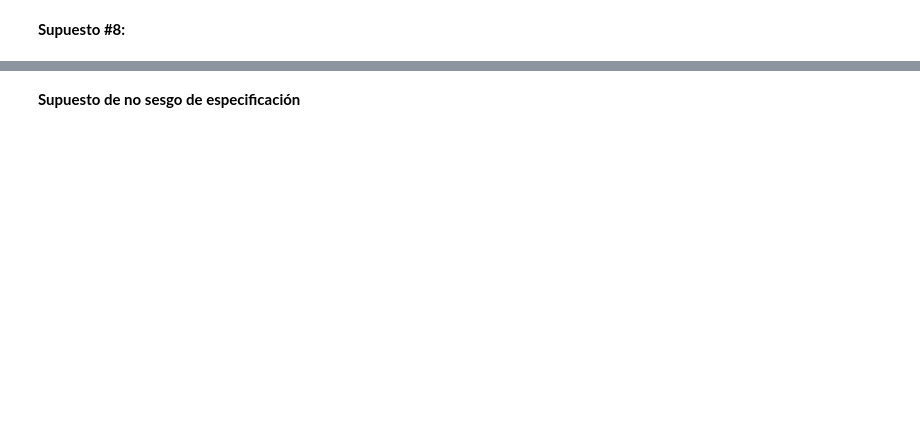
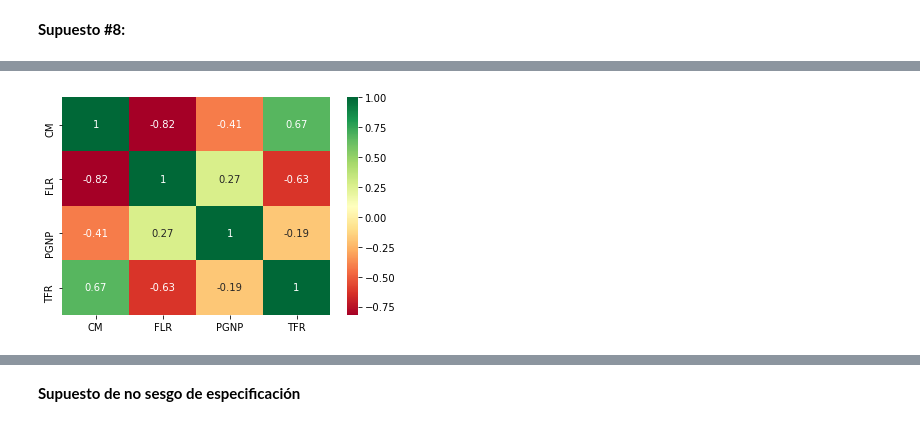
Before and after one commit to JuanAcevedoEcon/Econometria-basica-con-Python, a Jupyter notebook: Scripts/(3) Supuestos Estructura MCO.ipynb, the cells around one changed output, grey strips where cells are left out. Cells and saved outputs as stored; diff of their text form; code cells hidden in the pictures; blank space fills up the shorter version.

```diff
--- a/Scripts/(3) Supuestos Estructura MCO.ipynb
+++ b/Scripts/(3) Supuestos Estructura MCO.ipynb
@@ -51,0 +101,7 @@ NameError: name '___________' is not defined
+# %%
+correlaciones=data.corr()
+fig,ax=plt.subplots()
+sns.heatmap(correlaciones,cmap="RdYlGn", annot = True)
+plt.show()
+# %% [output]
+[figure, added]
```
Also changed, not shown: parts of 21 cells of this notebook, 2 other files.
